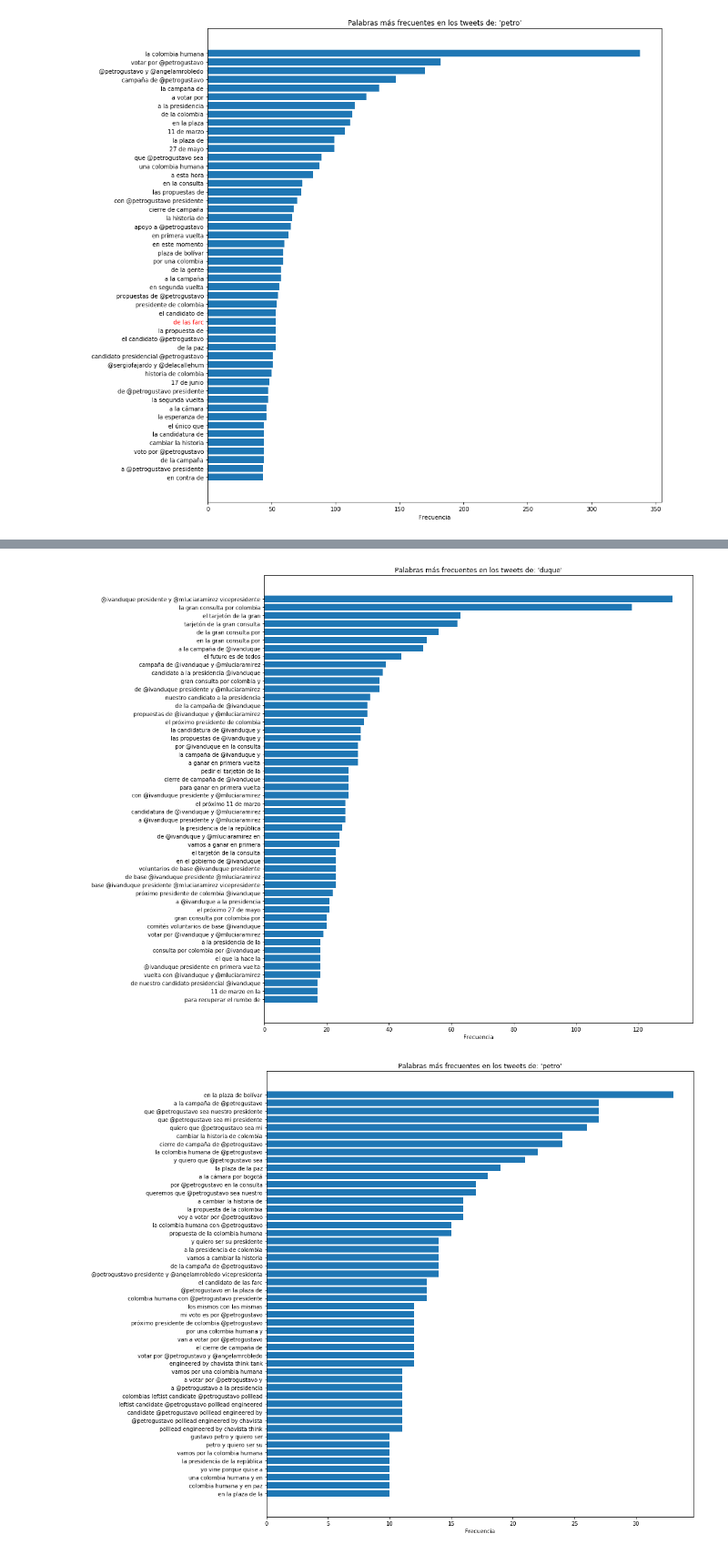
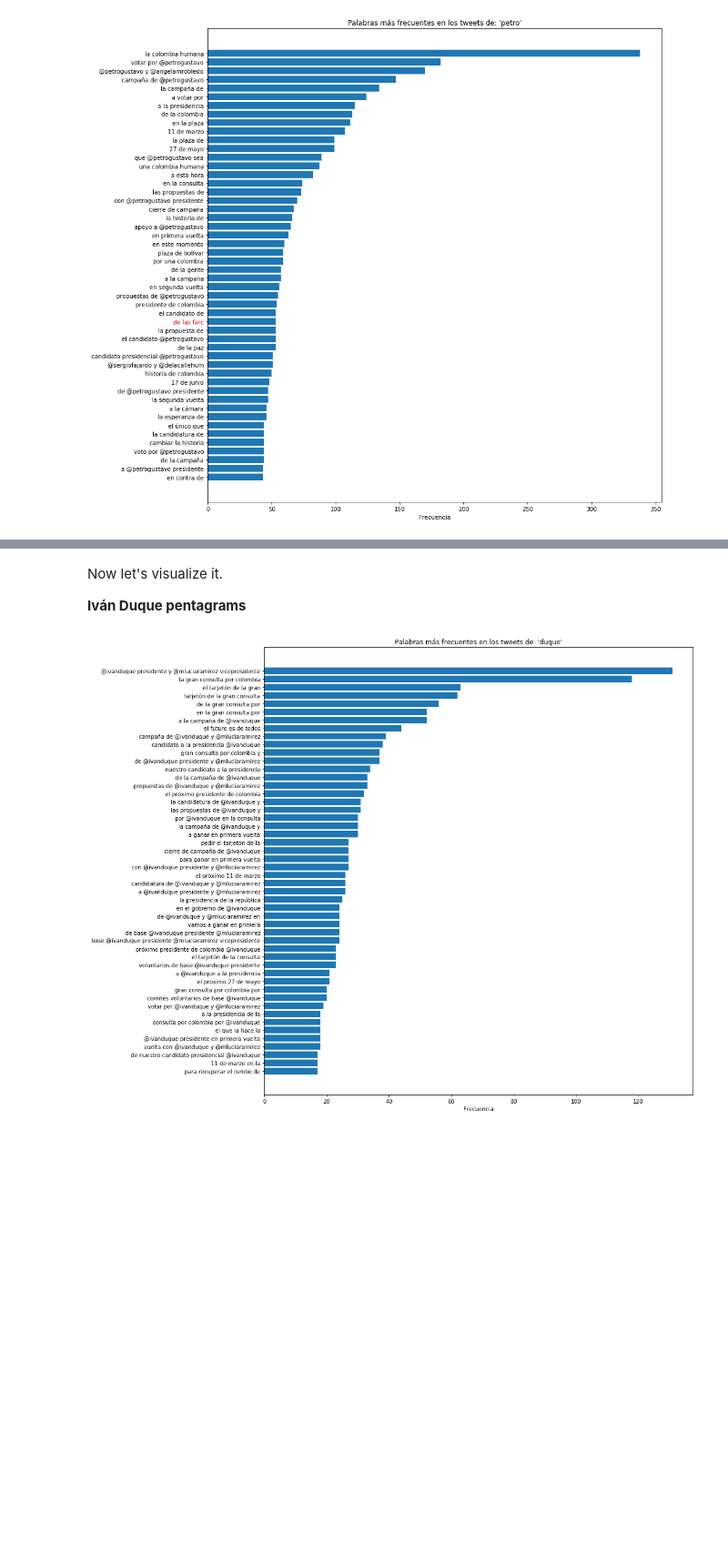
Before and after one commit to sbacarob/defamation-on-colombian-electoral-campaigns, a Jupyter notebook: analyzing_the_data.ipynb, the cells around one changed output, grey strips where cells are left out. Shown: that part at 91% size. Drawn from its saved outputs; the diff is of its cells as text; code cells hidden in the pictures; blank space fills up the shorter version.

Commit message:
remove tetragrams references. Analyze pentagrams

```diff
--- a/analyzing_the_data.ipynb
+++ b/analyzing_the_data.ipynb
@@ -510,9 +510,7 @@ df['bigrams'] = df['text'].apply(lambda x: extract_ngrams(x, 2))
 # As well as the trigrams
 df['trigrams'] = df['text'].apply(lambda x: extract_ngrams(x, 3))
 
-# And I think it might be very interesting to add tetragrams and pentagrams as well
-df['tetragrams'] = df['text'].apply(lambda x: extract_ngrams(x, 4))
-
+# And I think it might be very interesting to add pentagrams as well
 df['pentagrams'] = df['text'].apply(lambda x: extract_ngrams(x, 5))
 
 # And let's look at the resulting dataframe
@@ -532,7 +530,6 @@ Now let's put all of the candidates' ngrams together in their own lists
 
 duque_bigrams, petro_bigrams, whole_bigrams = [], [], []
 duque_trigrams, petro_trigrams, whole_trigrams = [], [], []
-duque_tetragrams, petro_tetragrams, whole_tetragrams = [], [], []
 duque_pentagrams, petro_pentagrams, whole_pentagrams = [], [], []
 
 # And we iterate over the dataframe, adding to the different arrays accordingly
@@ -540,17 +537,14 @@ for (_, x) in df.iterrows():
     if x['mentions_duque'] and not x['mentions_petro']:
         duque_bigrams += x['bigrams']
         duque_trigrams += x['trigrams']
-        duque_tetragrams += x['tetragrams']
         duque_pentagrams += x['pentagrams']
     elif x['mentions_petro'] and not x['mentions_duque']:
         petro_bigrams += x['bigrams']
         petro_trigrams += x['trigrams']
-        petro_tetragrams += x['tetragrams']
         petro_pentagrams += x['pentagrams']
     else:
         whole_bigrams += x['bigrams']
         whole_trigrams += x['trigrams']
-        whole_tetragrams += x['tetragrams']
         whole_pentagrams += x['pentagrams']
 # %% [markdown]
 And finally, let's calculate the frequencies
@@ -737,7 +717,8 @@ plot_data(most_frequent_tetragrams, 'petro')
+# %% [markdown]
+Now let's visualize it.
+
+**Iván Duque pentagrams**
 # %%
 plot_data(most_frequent_pentagrams, 'duque')
-
-plot_data(most_frequent_pentagrams, 'petro')
 # %% [output]
-[figure, old version]
+[figure, new version]
-[figure, removed]
```
Also changed, not shown: parts of 8 cells of this notebook.
